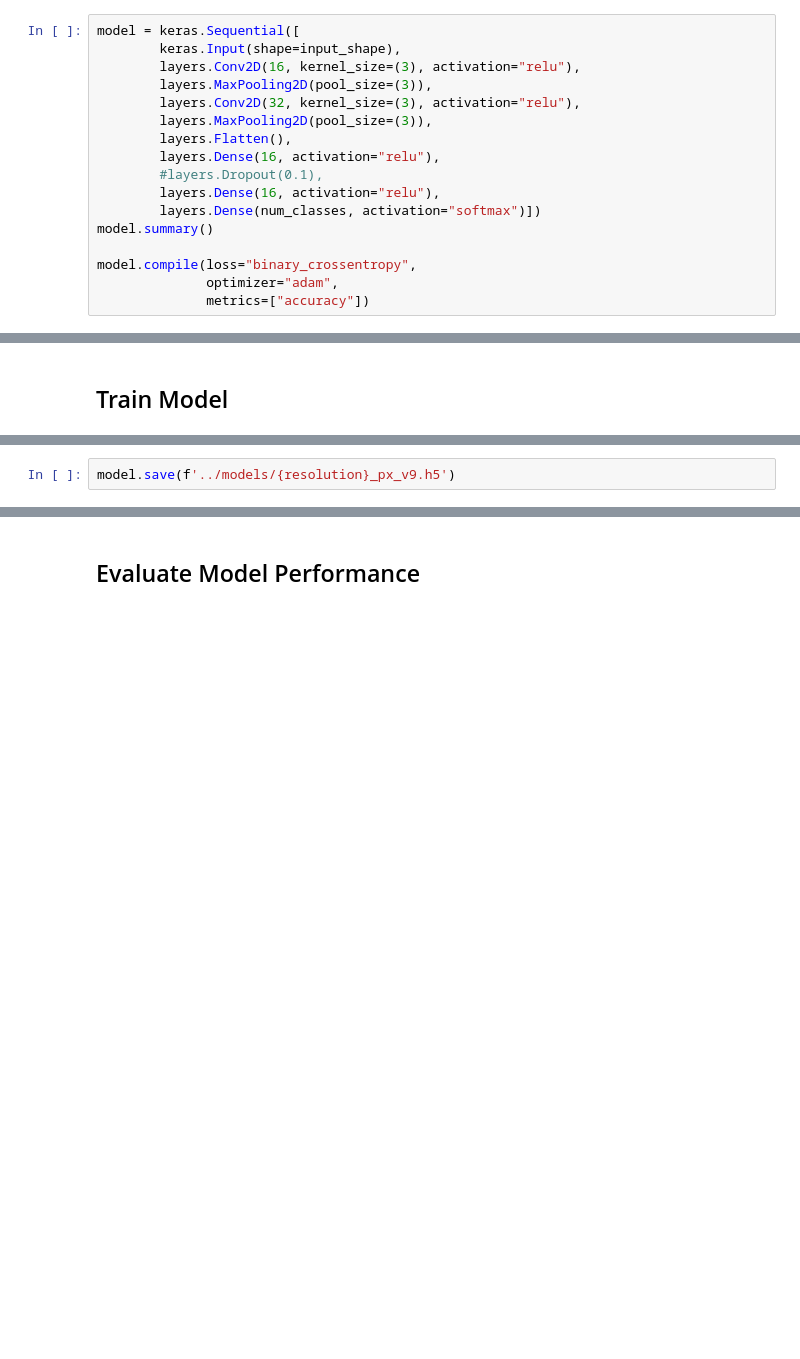
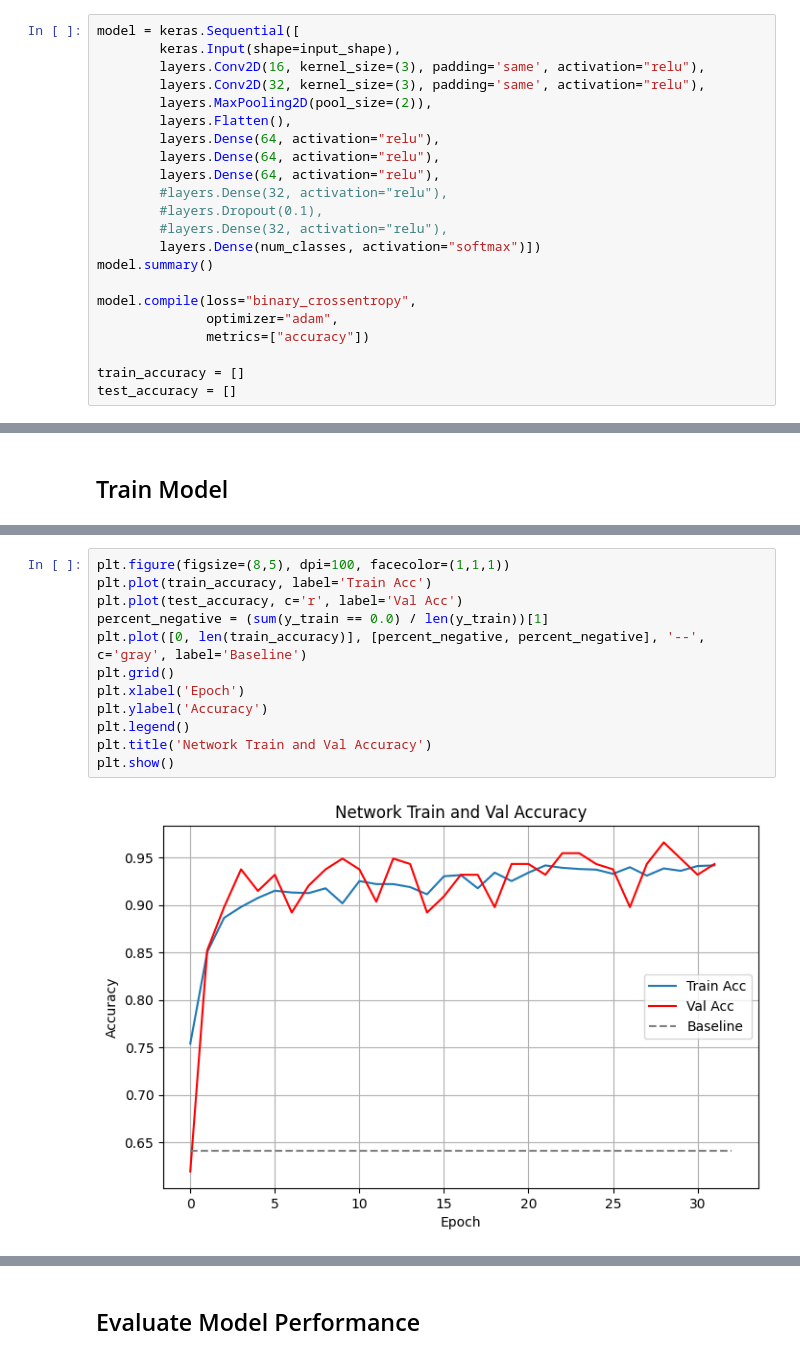
Before and after one commit to earthrise-media/mining-detector, a Jupyter notebook: notebooks/train_model.ipynb, the cells around one changed output, grey strips where cells are left out. Drawn from its saved outputs; the diff is of its cells as text; blank space fills up the shorter version.

```diff
--- a/notebooks/train_model.ipynb
+++ b/notebooks/train_model.ipynb
@@ -126,18 +170,23 @@ Input Shape: (28, 28, 12)
 # %%
 model = keras.Sequential([
         keras.Input(shape=input_shape),
-        layers.Conv2D(16, kernel_size=(3), activation="relu"),
-        layers.MaxPooling2D(pool_size=(3)),
-        layers.Conv2D(32, kernel_size=(3), activation="relu"),
-        layers.MaxPooling2D(pool_size=(3)),
+        layers.Conv2D(16, kernel_size=(3), padding='same', activation="relu"),
+        layers.Conv2D(32, kernel_size=(3), padding='same', activation="relu"),
+        layers.MaxPooling2D(pool_size=(2)),
         layers.Flatten(),
-        layers.Dense(16, activation="relu"),
+        layers.Dense(64, activation="relu"),
+        layers.Dense(64, activation="relu"),
+        layers.Dense(64, activation="relu"),
+        #layers.Dense(32, activation="relu"),
         #layers.Dropout(0.1),
-        layers.Dense(16, activation="relu"),
+        #layers.Dense(32, activation="relu"),
         layers.Dense(num_classes, activation="softmax")])
 model.summary()
 
 model.compile(loss="binary_crossentropy",
               optimizer="adam",
               metrics=["accuracy"])
+
+train_accuracy = []
+test_accuracy = []
 # %% [output]
@@ -210,2 +240,14 @@ Epoch 2/2
-# %%
-model.save(f'../models/{resolution}_px_v9.h5')
+# %%
+plt.figure(figsize=(8,5), dpi=100, facecolor=(1,1,1))
+plt.plot(train_accuracy, label='Train Acc')
+plt.plot(test_accuracy, c='r', label='Val Acc')
+percent_negative = (sum(y_train == 0.0) / len(y_train))[1]
+plt.plot([0, len(train_accuracy)], [percent_negative, percent_negative], '--', c='gray', label='Baseline')
+plt.grid()
+plt.xlabel('Epoch')
+plt.ylabel('Accuracy')
+plt.legend()
+plt.title('Network Train and Val Accuracy')
+plt.show()
+# %% [output]
+[figure, added]
```
Also changed, not shown: parts of 23 cells of this notebook, 16 other files.
